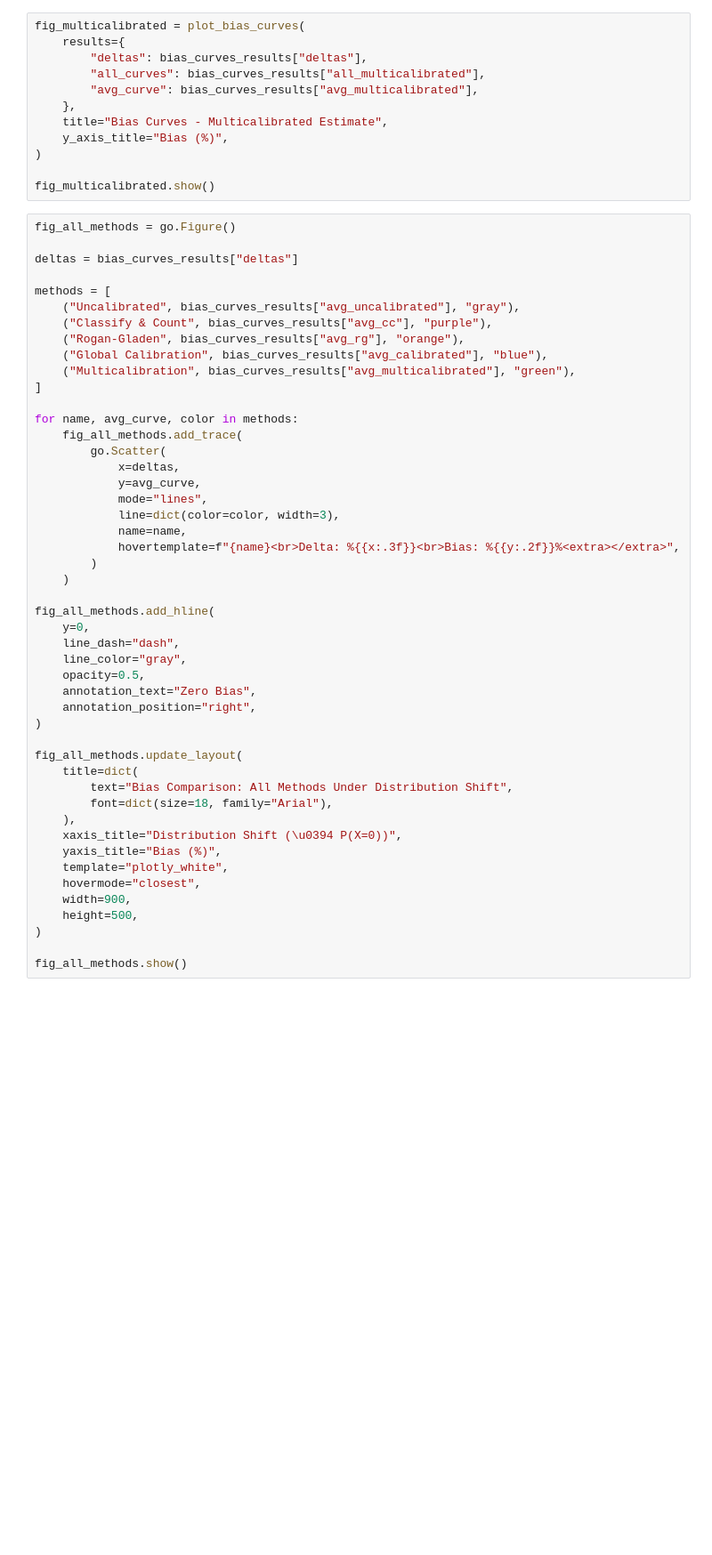
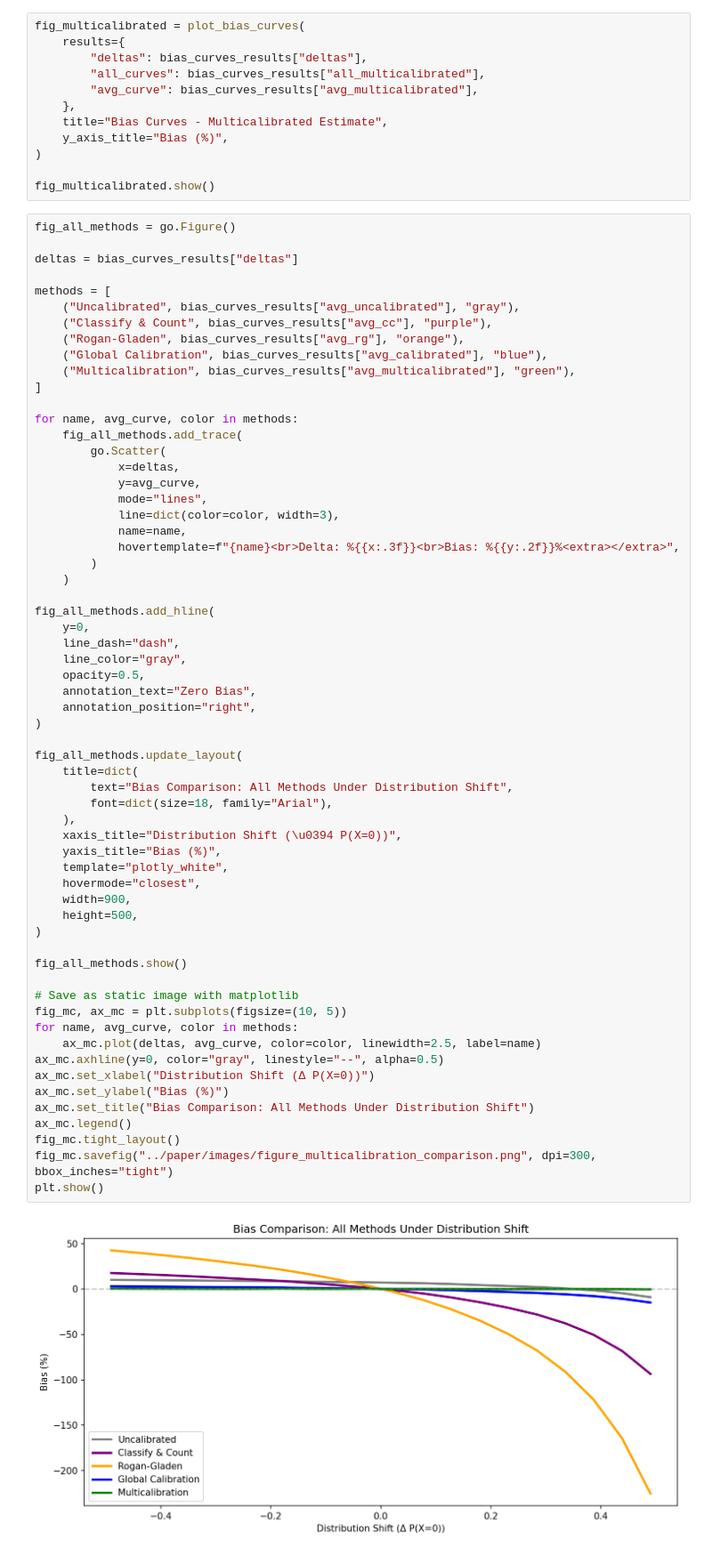
Before and after one commit to facebookresearch/multicalibrated_llm_measurement, a Jupyter notebook: simulation/prevalence_bias_simulation.ipynb, the cells around one changed output. Shown at 89% size. Drawn from its saved outputs; the diff is of its cells as text; blank space fills up the shorter version.

```diff
--- a/simulation/prevalence_bias_simulation.ipynb
+++ b/simulation/prevalence_bias_simulation.ipynb
@@ -561,30 +660,45 @@ for name, avg_curve, color in methods:
             mode="lines",
             line=dict(color=color, width=3),
             name=name,
             hovertemplate=f"{name}<br>Delta: %{{x:.3f}}<br>Bias: %{{y:.2f}}%<extra></extra>",
         )
     )
 
 fig_all_methods.add_hline(
     y=0,
     line_dash="dash",
     line_color="gray",
     opacity=0.5,
     annotation_text="Zero Bias",
     annotation_position="right",
 )
 
 fig_all_methods.update_layout(
     title=dict(
         text="Bias Comparison: All Methods Under Distribution Shift",
         font=dict(size=18, family="Arial"),
     ),
     xaxis_title="Distribution Shift (\u0394 P(X=0))",
     yaxis_title="Bias (%)",
     template="plotly_white",
     hovermode="closest",
     width=900,
     height=500,
 )
 
 fig_all_methods.show()
+
+# Save as static image with matplotlib
+fig_mc, ax_mc = plt.subplots(figsize=(10, 5))
+for name, avg_curve, color in methods:
+    ax_mc.plot(deltas, avg_curve, color=color, linewidth=2.5, label=name)
+ax_mc.axhline(y=0, color="gray", linestyle="--", alpha=0.5)
+ax_mc.set_xlabel("Distribution Shift (Δ P(X=0))")
+ax_mc.set_ylabel("Bias (%)")
+ax_mc.set_title("Bias Comparison: All Methods Under Distribution Shift")
+ax_mc.legend()
+fig_mc.tight_layout()
+fig_mc.savefig("../paper/images/figure_multicalibration_comparison.png", dpi=300, bbox_inches="tight")
+plt.show()
+# %% [output]
+[figure, added]
```
Also changed, not shown: parts of 11 cells of this notebook, 8 other files.
